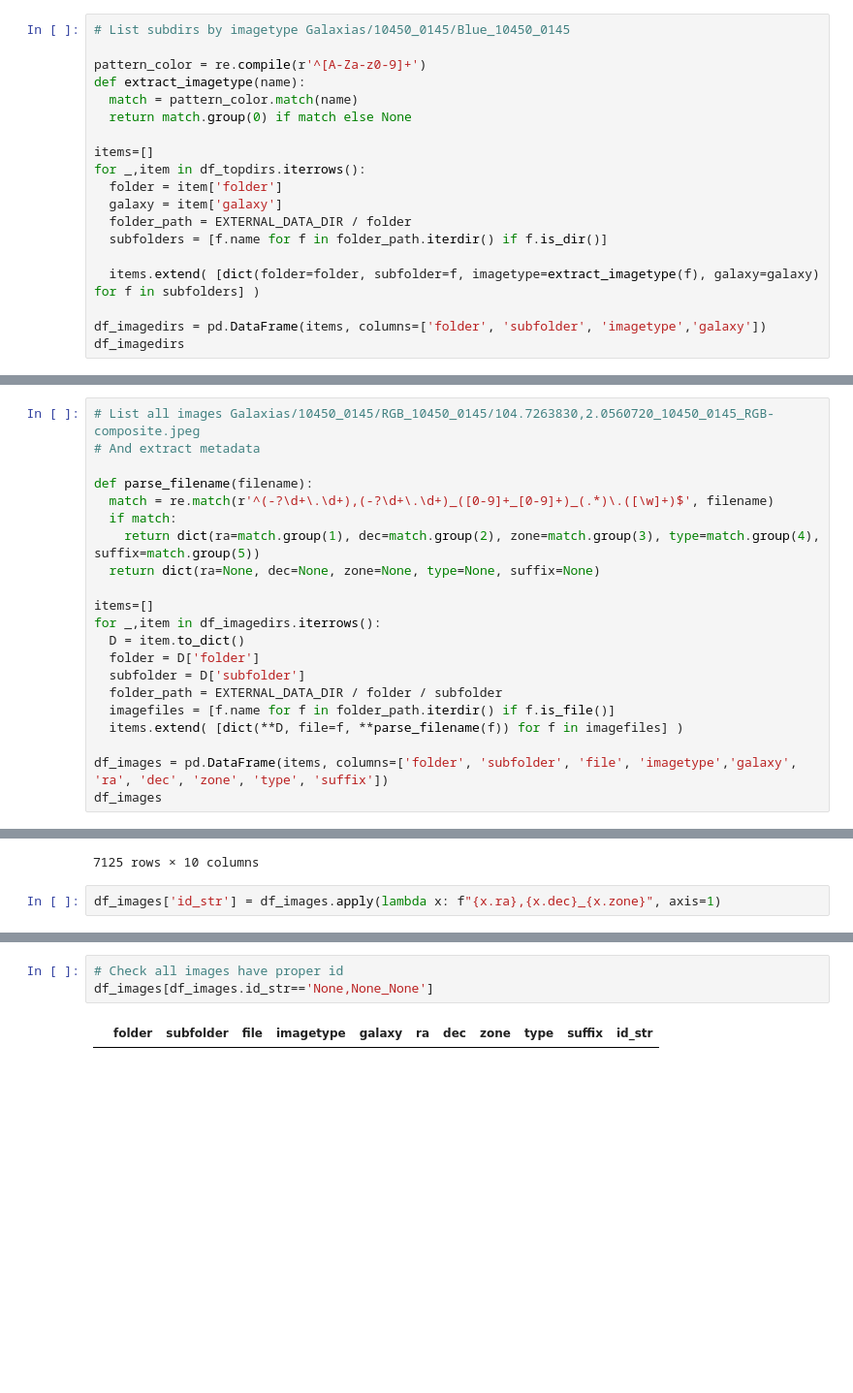
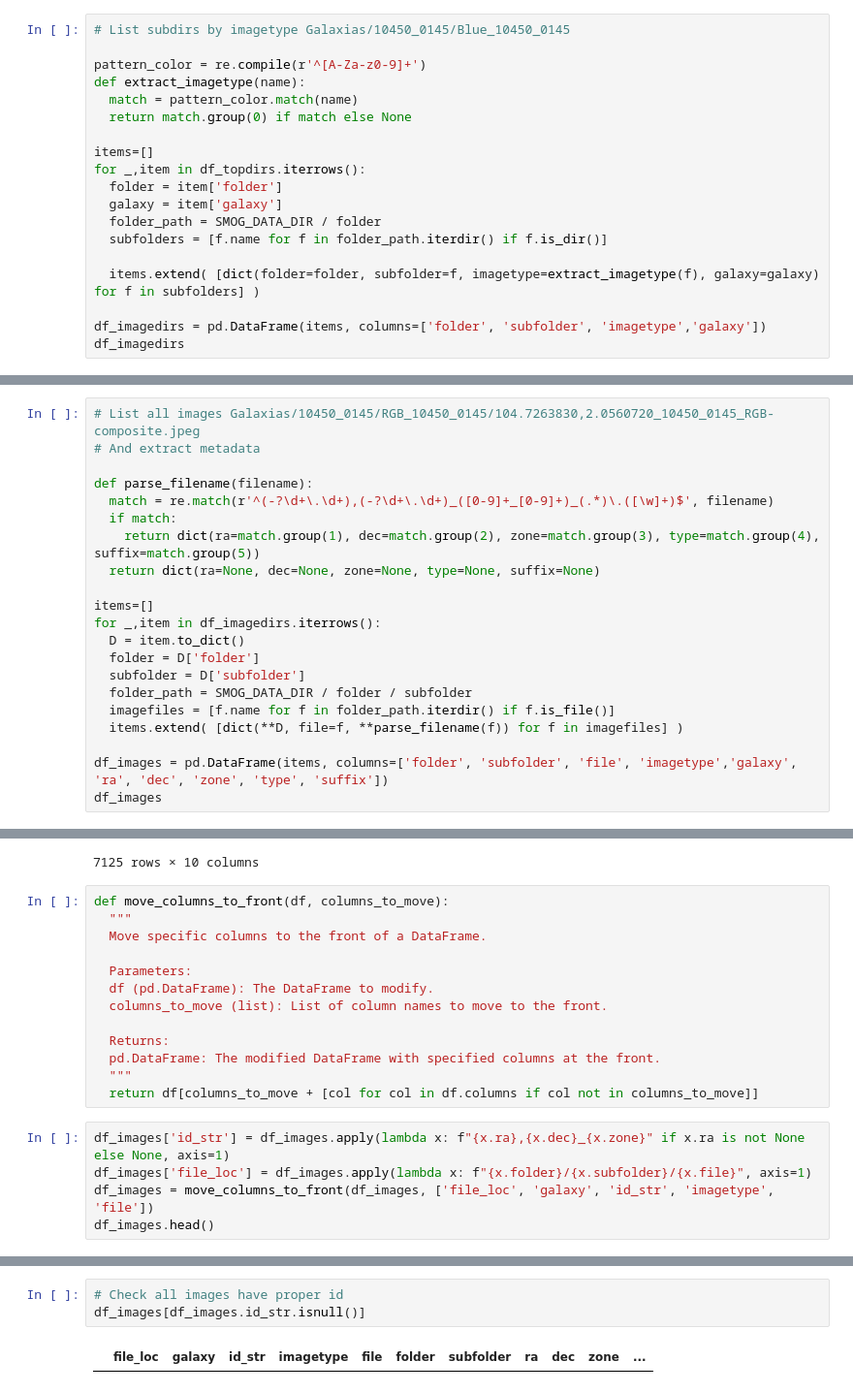
Before and after one commit to rmegret/galaxy-classification, a Jupyter notebook: notebooks/prepare_galaxy_files.ipynb, the cells around one changed output, grey strips where cells are left out. Shown at 97% size. Saved outputs shown, nothing was run; the diff lists cells and outputs as text; blank space fills up the shorter version.

Commit message:
Modified dataset structure to make training on server easier

```diff
--- a/notebooks/prepare_galaxy_files.ipynb
+++ b/notebooks/prepare_galaxy_files.ipynb
@@ -58,7 +61,7 @@ items=[]
 for _,item in df_topdirs.iterrows():
   folder = item['folder']
   galaxy = item['galaxy']
-  folder_path = EXTERNAL_DATA_DIR / folder
+  folder_path = SMOG_DATA_DIR / folder
   subfolders = [f.name for f in folder_path.iterdir() if f.is_dir()]
 
   items.extend( [dict(folder=folder, subfolder=f, imagetype=extract_imagetype(f), galaxy=galaxy) for f in subfolders] )
@@ -94,7 +97,7 @@ for _,item in df_imagedirs.iterrows():
   D = item.to_dict()
   folder = D['folder']
   subfolder = D['subfolder']
-  folder_path = EXTERNAL_DATA_DIR / folder / subfolder
+  folder_path = SMOG_DATA_DIR / folder / subfolder
   imagefiles = [f.name for f in folder_path.iterdir() if f.is_file()]
   items.extend( [dict(**D, file=f, **parse_filename(f)) for f in imagefiles] )
 
@@ -114,5 +117,21 @@ df_images
 | 7123 | No_Galaxias/10450_0270 | RGB_10450_0270 | 104.9372738,2.9354354_10450_0270_... | RGB | 0 | 104.9372738 | 2.9354354 | 10450_0270 | RGB-composite | jpeg |
 | 7124 | No_Galaxias/10450_0270 | RGB_10450_0270 | 104.3686090,2.6550763_10450_0270_... | RGB | 0 | 104.3686090 | 2.6550763 | 10450_0270 | RGB-composite | jpeg |
 7125 rows × 10 columns
+# %%
+def move_columns_to_front(df, columns_to_move):
+  """
+  Move specific columns to the front of a DataFrame.
+
+  Parameters:
+  df (pd.DataFrame): The DataFrame to modify.
+  columns_to_move (list): List of column names to move to the front.
+
+  Returns:
+  pd.DataFrame: The modified DataFrame with specified columns at the front.
+  """
+  return df[columns_to_move + [col for col in df.columns if col not in columns_to_move]]
 # %%
-df_images['id_str'] = df_images.apply(lambda x: f"{x.ra},{x.dec}_{x.zone}", axis=1)
+df_images['id_str'] = df_images.apply(lambda x: f"{x.ra},{x.dec}_{x.zone}" if x.ra is not None else None, axis=1)
+df_images['file_loc'] = df_images.apply(lambda x: f"{x.folder}/{x.subfolder}/{x.file}", axis=1)
+df_images = move_columns_to_front(df_images, ['file_loc', 'galaxy', 'id_str', 'imagetype', 'file'])
+df_images.head()
@@ -119,7 +145,7 @@ df_images['id_str'] = df_images.apply(lambda x: f"{x.ra},{x.dec}_{x.zone}", axis
 # %%
 # Check all images have proper id
-df_images[df_images.id_str=='None,None_None']
+df_images[df_images.id_str.isnull()]
 # %% [output]
-|  | folder | subfolder | file | imagetype | galaxy | ra | dec | zone | type | suffix | id_str |
+|  | file_loc | galaxy | id_str | imagetype | file | folder | subfolder | ra | dec | zone | ... |
 # %%
 # Save full catalog
```
Also changed, not shown: parts of 21 cells of this notebook, 1 other file.
